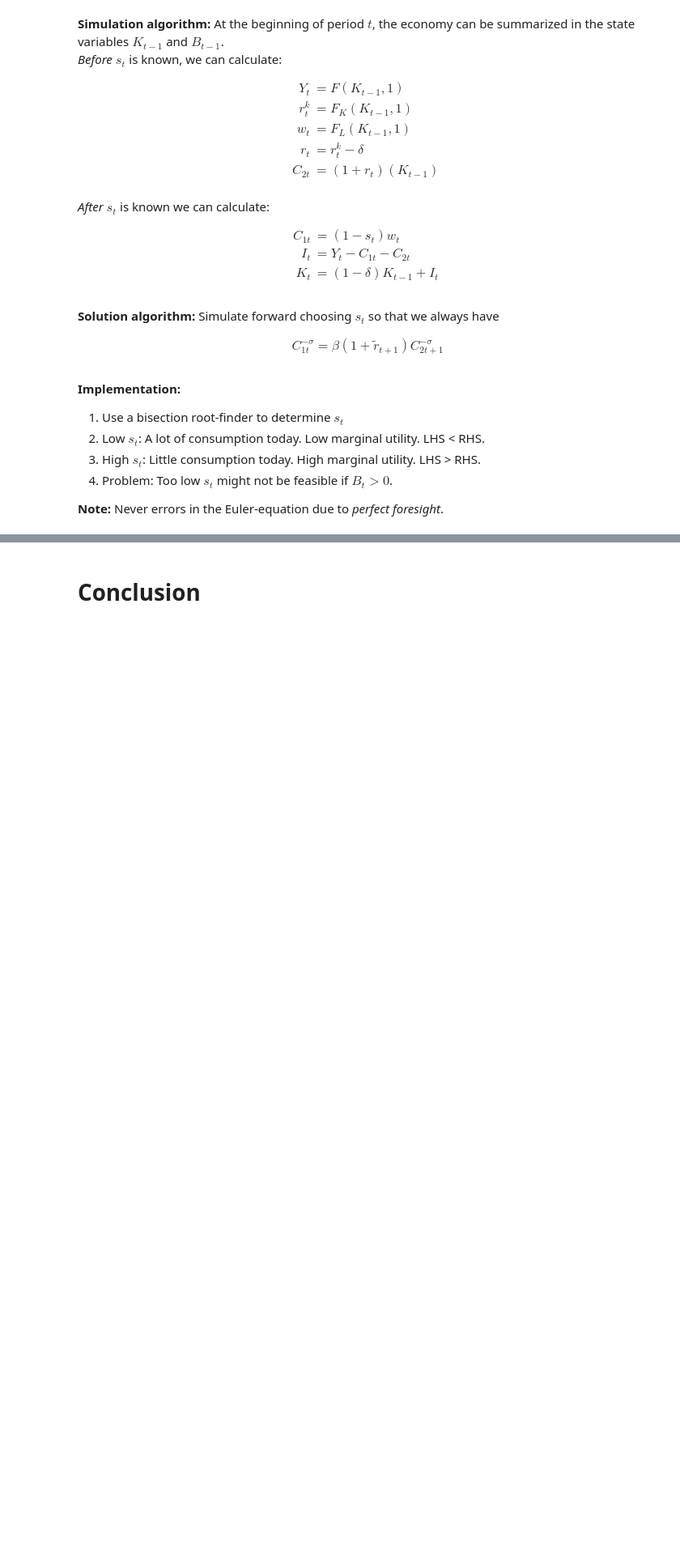
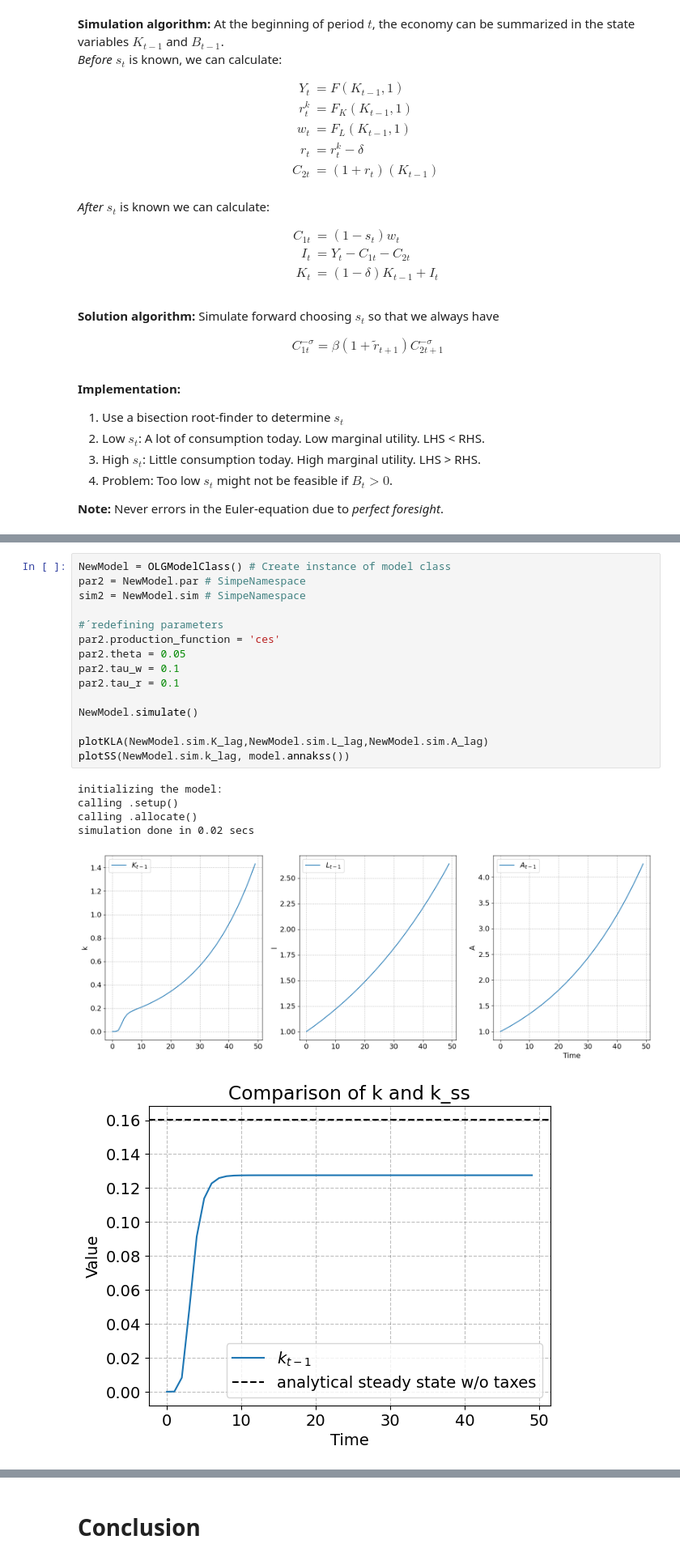
Before and after one commit to NumEconCopenhagen/projects-2023-boybandet, a Jupyter notebook: modelproject/OLG Jupyter.ipynb, the cells around one changed output, grey strips where cells are left out. Shown: that part at 81% size. Saved outputs shown, nothing was run; the diff lists cells and outputs as text; blank space fills up the shorter version.

```diff
--- a/modelproject/OLG Jupyter.ipynb
+++ b/modelproject/OLG Jupyter.ipynb
@@ -233,0 +223,22 @@ model.setup
+# %%
+NewModel = OLGModelClass() # Create instance of model class
+par2 = NewModel.par # SimpeNamespace
+sim2 = NewModel.sim # SimpeNamespace
+
+#´redefining parameters
+par2.production_function = 'ces'
+par2.theta = 0.05
+par2.tau_w = 0.1
+par2.tau_r = 0.1
+
+NewModel.simulate()
+
+plotKLA(NewModel.sim.K_lag,NewModel.sim.L_lag,NewModel.sim.A_lag)
+plotSS(NewModel.sim.k_lag, model.annakss())
+# %% [output]
+initializing the model:
+calling .setup()
+calling .allocate()
+simulation done in 0.02 secs
+[figure, added]
+[figure, added]
```
Also changed, not shown: parts of 34 cells of this notebook, 2 other files.
